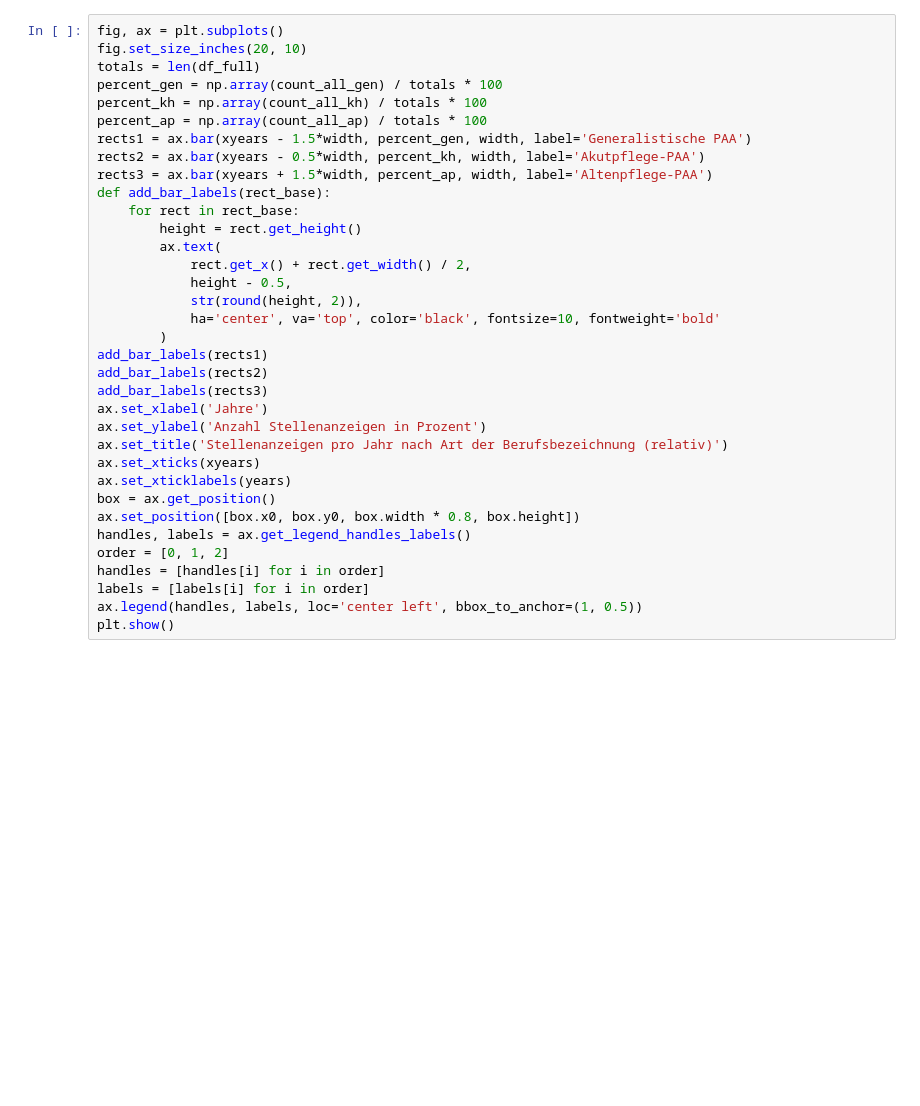
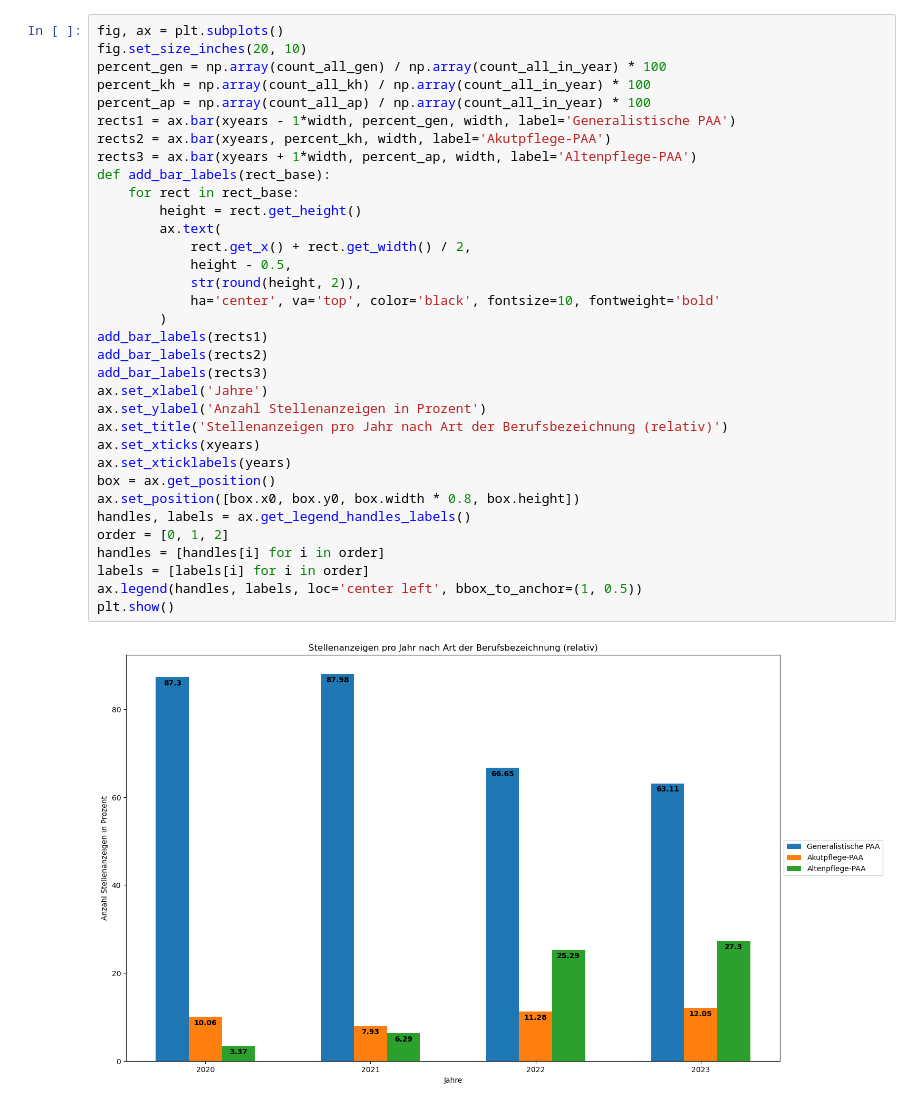
Before and after one commit to jabr-he/stea, a Jupyter notebook: addon_paa.ipynb, the cells around one changed output. Drawn from its saved outputs; the diff is of its cells as text; blank space fills up the shorter version.

```diff
--- a/addon_paa.ipynb
+++ b/addon_paa.ipynb
@@ -139,35 +146,36 @@ plt.show()
 # %%
 fig, ax = plt.subplots()
 fig.set_size_inches(20, 10)
-totals = len(df_full)
-percent_gen = np.array(count_all_gen) / totals * 100
-percent_kh = np.array(count_all_kh) / totals * 100
-percent_ap = np.array(count_all_ap) / totals * 100
-rects1 = ax.bar(xyears - 1.5*width, percent_gen, width, label='Generalistische PAA')
-rects2 = ax.bar(xyears - 0.5*width, percent_kh, width, label='Akutpflege-PAA')
-rects3 = ax.bar(xyears + 1.5*width, percent_ap, width, label='Altenpflege-PAA')
+percent_gen = np.array(count_all_gen) / np.array(count_all_in_year) * 100
+percent_kh = np.array(count_all_kh) / np.array(count_all_in_year) * 100
+percent_ap = np.array(count_all_ap) / np.array(count_all_in_year) * 100
+rects1 = ax.bar(xyears - 1*width, percent_gen, width, label='Generalistische PAA')
+rects2 = ax.bar(xyears, percent_kh, width, label='Akutpflege-PAA')
+rects3 = ax.bar(xyears + 1*width, percent_ap, width, label='Altenpflege-PAA')
 def add_bar_labels(rect_base):
     for rect in rect_base:
         height = rect.get_height()
         ax.text(
             rect.get_x() + rect.get_width() / 2,
             height - 0.5,
             str(round(height, 2)),
             ha='center', va='top', color='black', fontsize=10, fontweight='bold'
         )
 add_bar_labels(rects1)
 add_bar_labels(rects2)
 add_bar_labels(rects3)
 ax.set_xlabel('Jahre')
 ax.set_ylabel('Anzahl Stellenanzeigen in Prozent')
 ax.set_title('Stellenanzeigen pro Jahr nach Art der Berufsbezeichnung (relativ)')
 ax.set_xticks(xyears)
 ax.set_xticklabels(years)
 box = ax.get_position()
 ax.set_position([box.x0, box.y0, box.width * 0.8, box.height])
 handles, labels = ax.get_legend_handles_labels()
 order = [0, 1, 2]
 handles = [handles[i] for i in order]
 labels = [labels[i] for i in order]
 ax.legend(handles, labels, loc='center left', bbox_to_anchor=(1, 0.5))
 plt.show()
+# %% [output]
+[figure, added]
```
Also changed, not shown: parts of 3 cells of this notebook, 1 other file.
